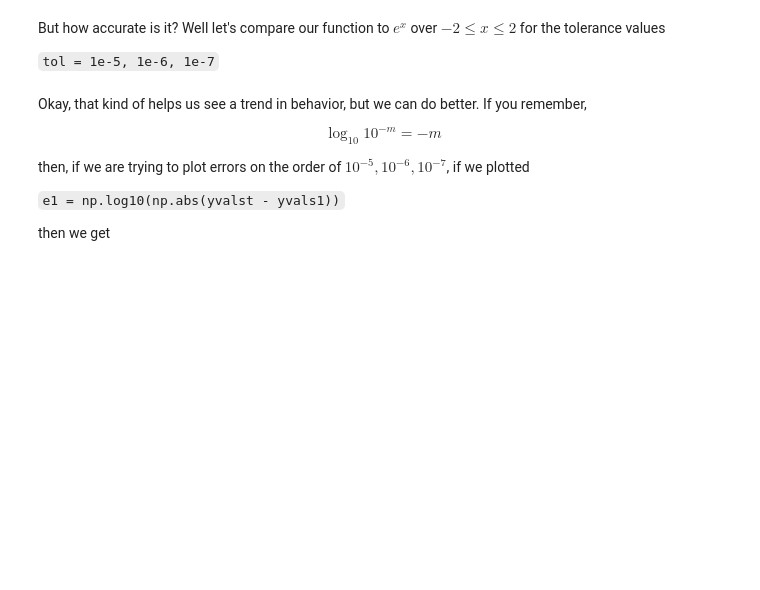
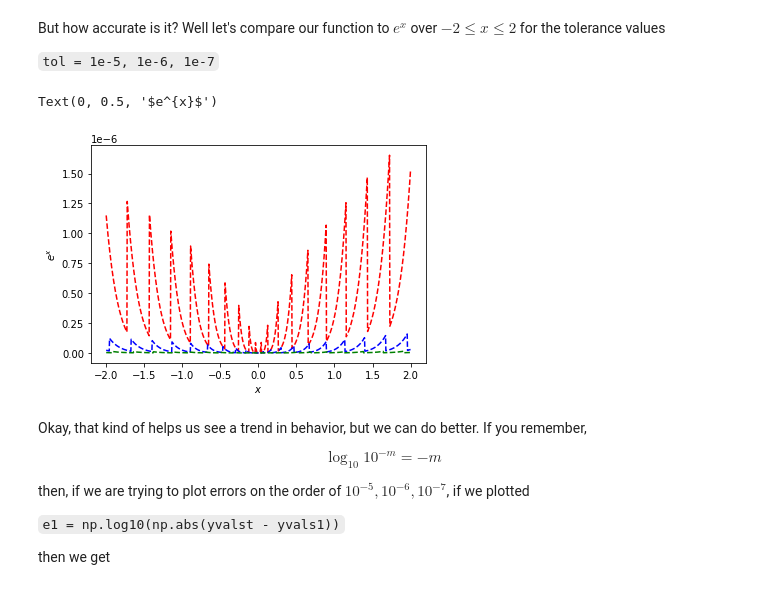
Before and after one commit to cwcurtis/Math-340-Notebooks, a Jupyter notebook: Lectures/Course_Lectures/Lecture_Three_Loops_and_Loops.ipynb, the cells around one changed output. Drawn from its saved outputs; the diff is of its cells as text; code cells hidden in the pictures; blank space fills up the shorter version.

```diff
--- a/Lectures/Course_Lectures/Lecture_Three_Loops_and_Loops.ipynb
+++ b/Lectures/Course_Lectures/Lecture_Three_Loops_and_Loops.ipynb
@@ -140,17 +167,20 @@ tol = 1e-5, 1e-6, 1e-7
 # %%
 xvals = np.linspace(-2.,2.,int(1e3))
 yvalst = np.exp(xvals)
-yvals1 = [exp_func(xval,1e-5) for xval in xvals]
+yvals1 = np.array([exp_func(xval,1e-5) for xval in xvals])
 yvals2 = [exp_func(xval,1e-6) for xval in xvals]
 yvals3 = [exp_func(xval,1e-7) for xval in xvals]
 
 #plt.plot(xvals,yvalst,color='k')
 plt.plot(xvals,np.abs(yvalst-yvals1),color='r',ls='--')
 plt.plot(xvals,np.abs(yvalst-yvals2),color='b',ls='--')
 plt.plot(xvals,np.abs(yvalst-yvals3),color='g',ls='--')
 
 plt.xlabel('$x$')
 plt.ylabel('$e^{x}$')
+# %% [output]
+Text(0, 0.5, '$e^{x}$')
+[figure, added]
 # %% [markdown]
 Okay, that kind of helps us see a trend in behavior, but we can do better.  If you remember,
 
```
Also changed, not shown: parts of 15 cells of this notebook, 3 other files.
